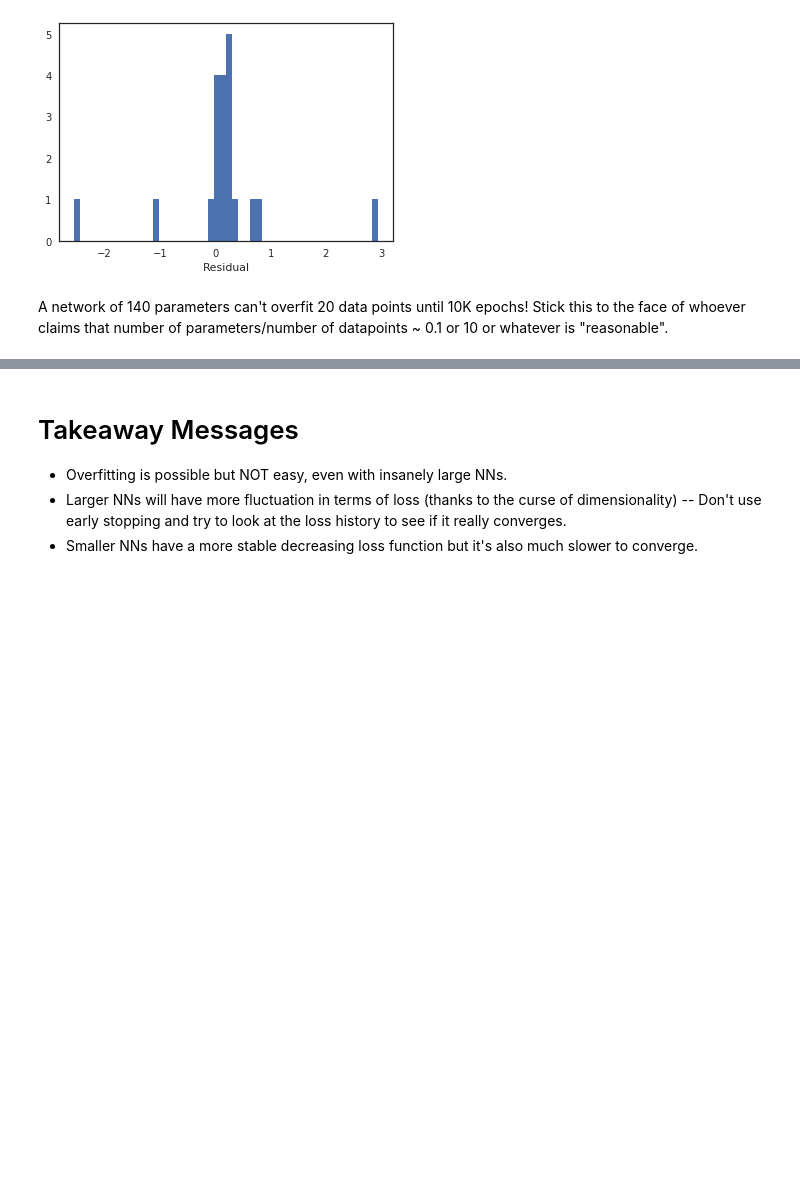
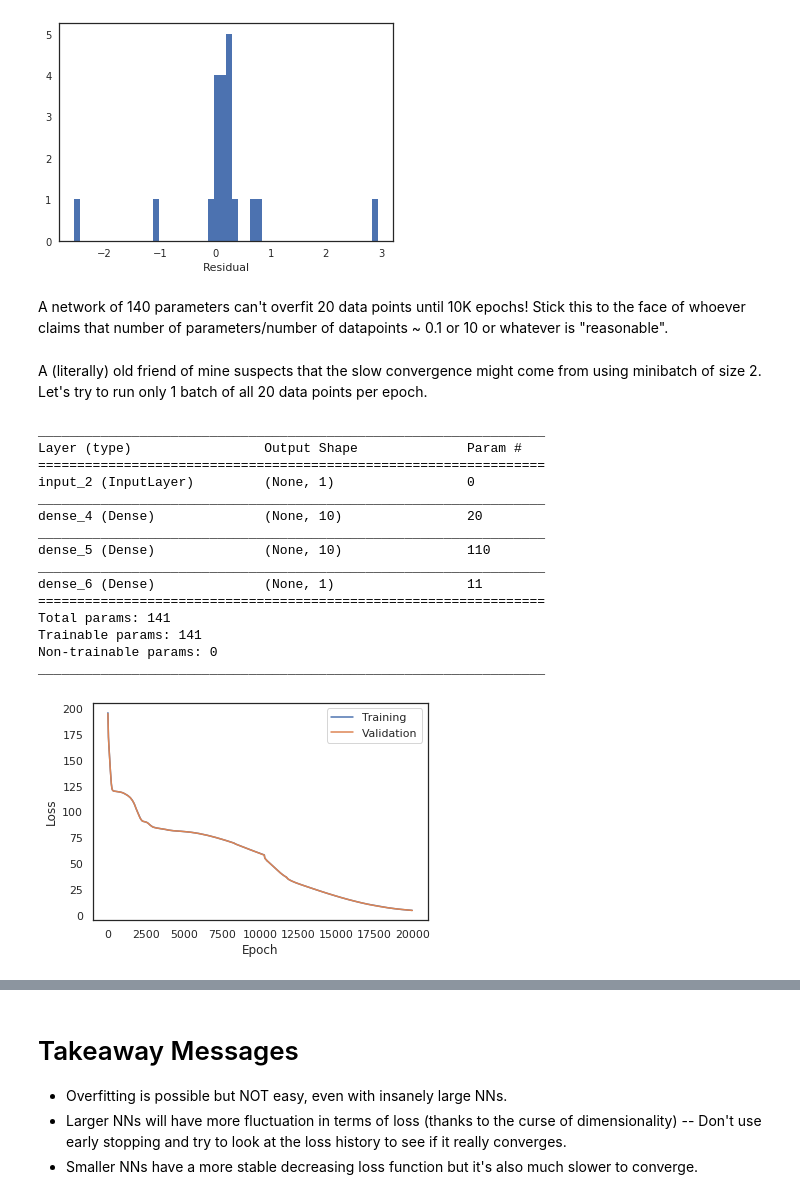
Before and after one commit to thongonary/Thoughts, a Jupyter notebook: Overfitting.ipynb, the cells around one changed output, grey strips where cells are left out. Saved outputs shown, nothing was run; the diff lists cells and outputs as text; code cells hidden in the pictures; blank space fills up the shorter version.

Commit message:
Add no minibatch

```diff
--- a/Overfitting.ipynb
+++ b/Overfitting.ipynb
@@ -392,3 +392,41 @@ plt.show()
 [figure]
 # %% [markdown]
 A network of 140 parameters can't overfit 20 data points until 10K epochs! Stick this to the face of whoever claims that number of parameters/number of datapoints ~ 0.1 or 10 or whatever is "reasonable".
+# %% [markdown]
+A (literally) old friend of mine suspects that the slow convergence might come from using minibatch of size 2. Let's try to run only 1 batch of all 20 data points per epoch.
+# %%
+inputs = Input(shape=(1,))
+hidden = Dense(10, activation='relu')(inputs)
+hidden = Dense(10, activation='relu')(hidden)
+output = Dense(1)(hidden)
+model = Model(inputs, output)
+model.compile(loss="mse", optimizer='adam')
+model.summary()
+
+history = model.fit(x_train,y_train,  epochs=20000, batch_size=20, verbose=0,
+          #callbacks=[EarlyStopping(monitor='val_loss', patience=20)],
+          validation_data=(x,yval))
+
+plt.plot(history.history['loss'], label='Training')
+plt.plot(history.history['val_loss'], label='Validation')
+plt.legend(loc='best')
+plt.ylabel('Loss')
+plt.xlabel('Epoch')
+plt.show()
+# %% [output]
+_________________________________________________________________
+Layer (type)                 Output Shape              Param #
+=================================================================
+input_2 (InputLayer)         (None, 1)                 0
+_________________________________________________________________
+dense_4 (Dense)              (None, 10)                20
+_________________________________________________________________
+dense_5 (Dense)              (None, 10)                110
+_________________________________________________________________
+dense_6 (Dense)              (None, 1)                 11
+=================================================================
+Total params: 141
+Trainable params: 141
+Non-trainable params: 0
+_________________________________________________________________
+[figure, added]
```
Also changed, not shown: parts of 3 cells of this notebook.
